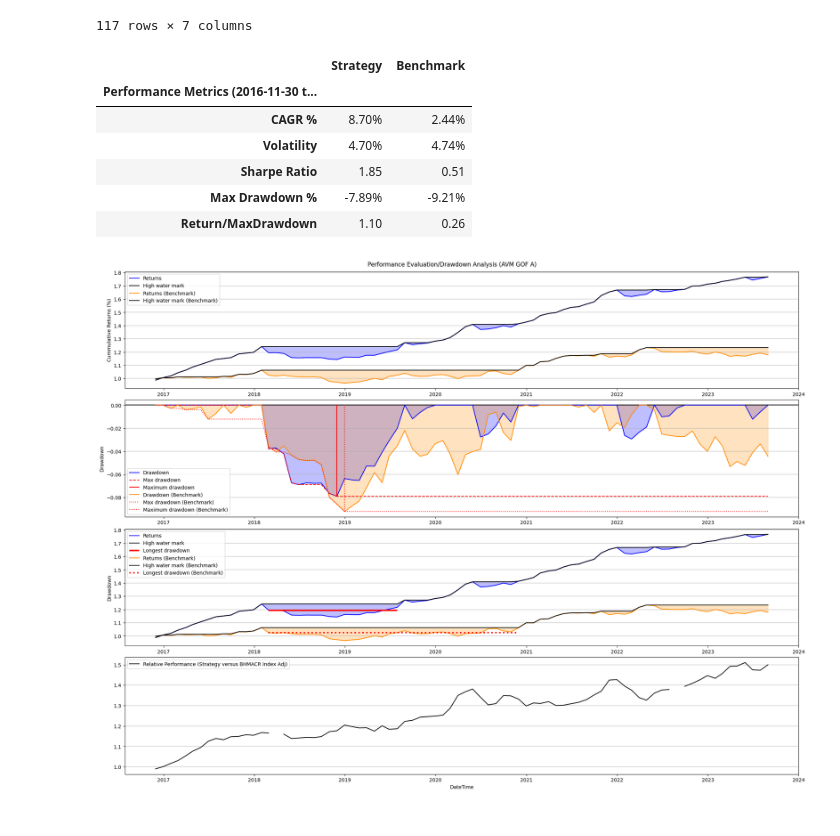
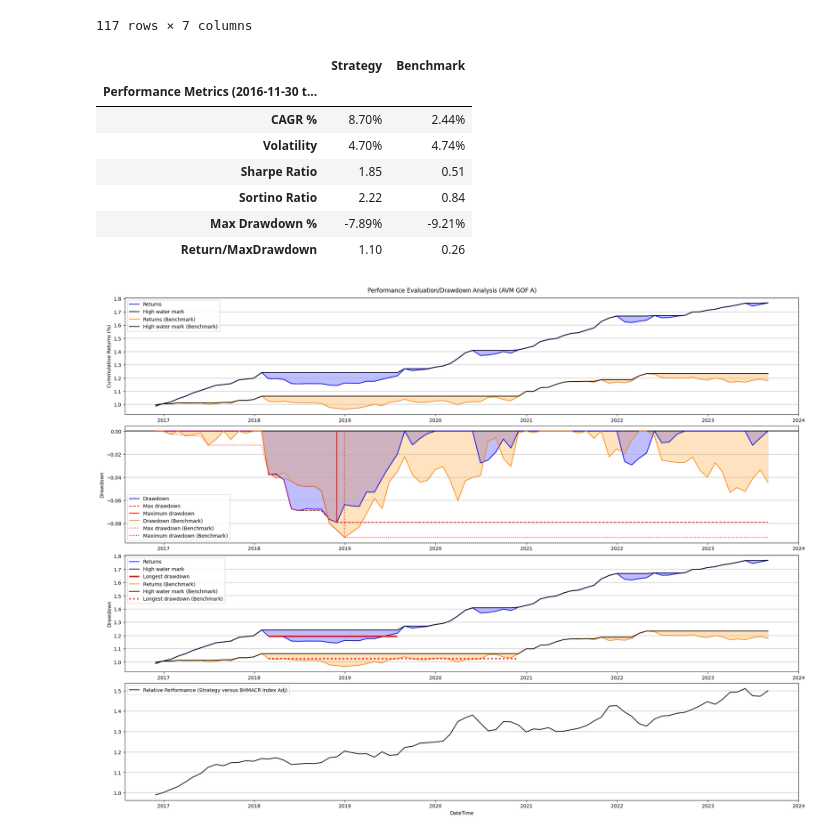
Before and after one commit to ClarenceTee93/Strategies, a Jupyter notebook: strategies.ipynb, the cells around one changed output. Saved outputs shown, nothing was run; the diff lists cells and outputs as text; code cells hidden in the pictures.

```diff
--- a/strategies.ipynb
+++ b/strategies.ipynb
@@ -154,6 +154,10 @@ avm.set_index('Date', inplace=True)
 bnchmk = nav_numbers[["Date_Indx", "BHMACR Index Adj"]].dropna()
 bnchmk.rename(columns = {'Date_Indx':'Date'}, inplace=True)
 bnchmk.set_index('Date', inplace=True)
+
+# Both strategy and benchmark have to share the same end of month.
+avm = avm.resample('BM').last()
+bnchmk = bnchmk.resample('BM').last()
 nav_numbers
 # %% [output]
 |  | Date_Strat | AVM GOF A | Date_Indx | BHMACR Index | BHMACR Return | BHMACR Index Adj | BHMACR Return Check |
@@ -170,13 +174,14 @@ nav_numbers
 | 116 | NaT | NaN | 2023-08-31 | 1224.74 | -1.109424 | 117.879074 | -1.109424 |
 117 rows × 7 columns
 # %%
-functions.exportPerformanceMetrics(avm['AVM GOF A'].pct_change().dropna(), bnchmk['BHMACR Index Adj'].pct_change().dropna())
+functions.exportPerformanceMetrics(avm['AVM GOF A'].pct_change().dropna(), bnchmk['BHMACR Index Adj'].pct_change().dropna(), freq='M')
 # %% [output]
 |  | Strategy | Benchmark |
 | Performance Metrics (2016-11-30 t... |  |  |
 | CAGR % | 8.70% | 2.44% |
 | Volatility | 4.70% | 4.74% |
 | Sharpe Ratio | 1.85 | 0.51 |
+| Sortino Ratio | 2.22 | 0.84 |
 | Max Drawdown % | -7.89% | -9.21% |
 | Return/MaxDrawdown | 1.10 | 0.26 |
 # %%
```
Also changed, not shown: 1 other file.
